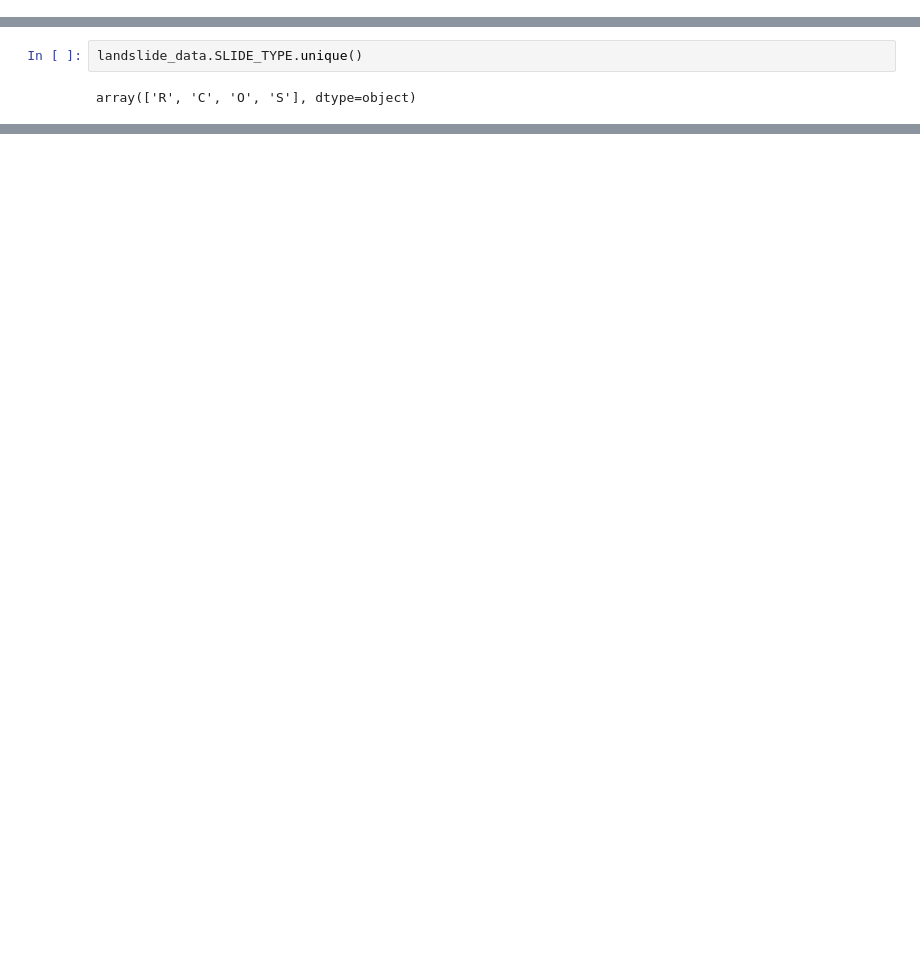
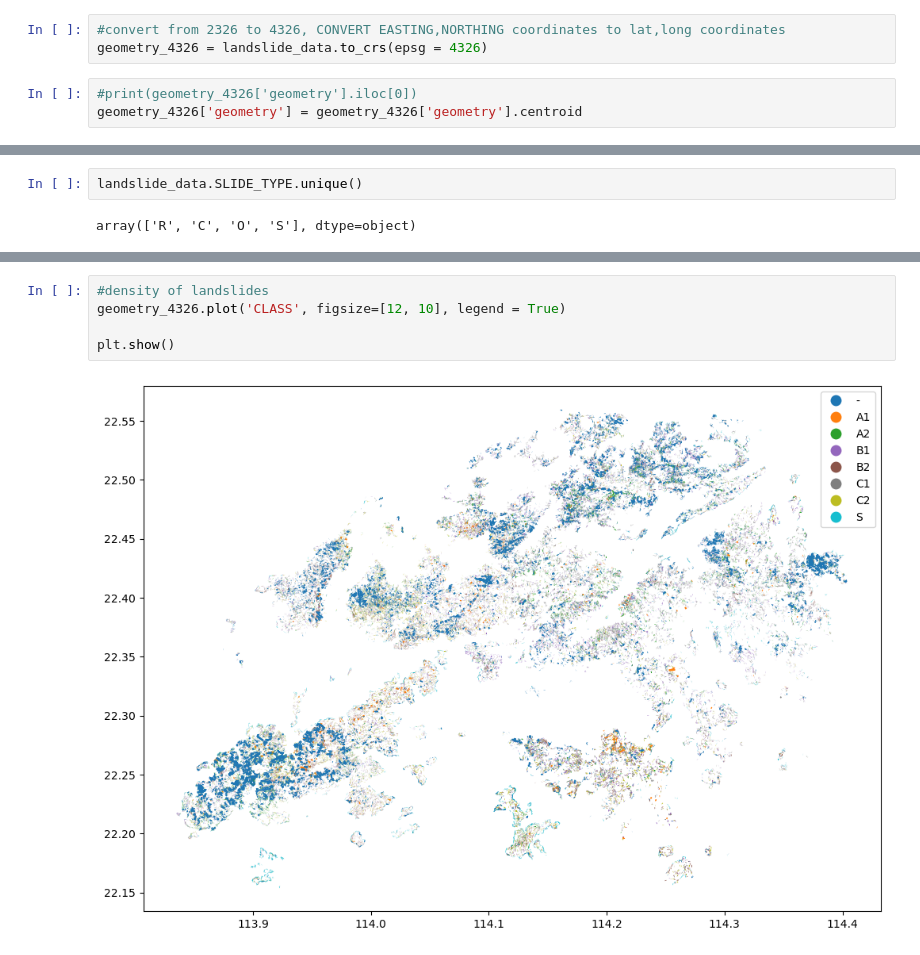
Before and after one commit to KoketsoMangwale/Landslide-Insights, a Jupyter notebook: landslide_analysis.ipynb, the cells around one changed output, grey strips where cells are left out. Saved outputs shown, nothing was run; the diff lists cells and outputs as text; blank space fills up the shorter version.

Commit message:
Update: convert between projections
Convert from Mercator projection to the standard coordinate system
for earth - EPSG 4326

Signed-off-by: bessieberry <bmangwale@gmail.com>

```diff
--- a/landslide_analysis.ipynb
+++ b/landslide_analysis.ipynb
@@ -35,0 +81,6 @@ landslide_data.head()
+# %%
+#convert from 2326 to 4326, CONVERT EASTING,NORTHING coordinates to lat,long coordinates
+geometry_4326 = landslide_data.to_crs(epsg = 4326)
+# %%
+#print(geometry_4326['geometry'].iloc[0])
+geometry_4326['geometry'] = geometry_4326['geometry'].centroid
@@ -168,0 +235,7 @@ plt.show()
+# %%
+#density of landslides
+geometry_4326.plot('CLASS', figsize=[12, 10], legend = True)
+
+plt.show()
+# %% [output]
+[figure, added]
```
Also changed, not shown: parts of 45 cells of this notebook.
